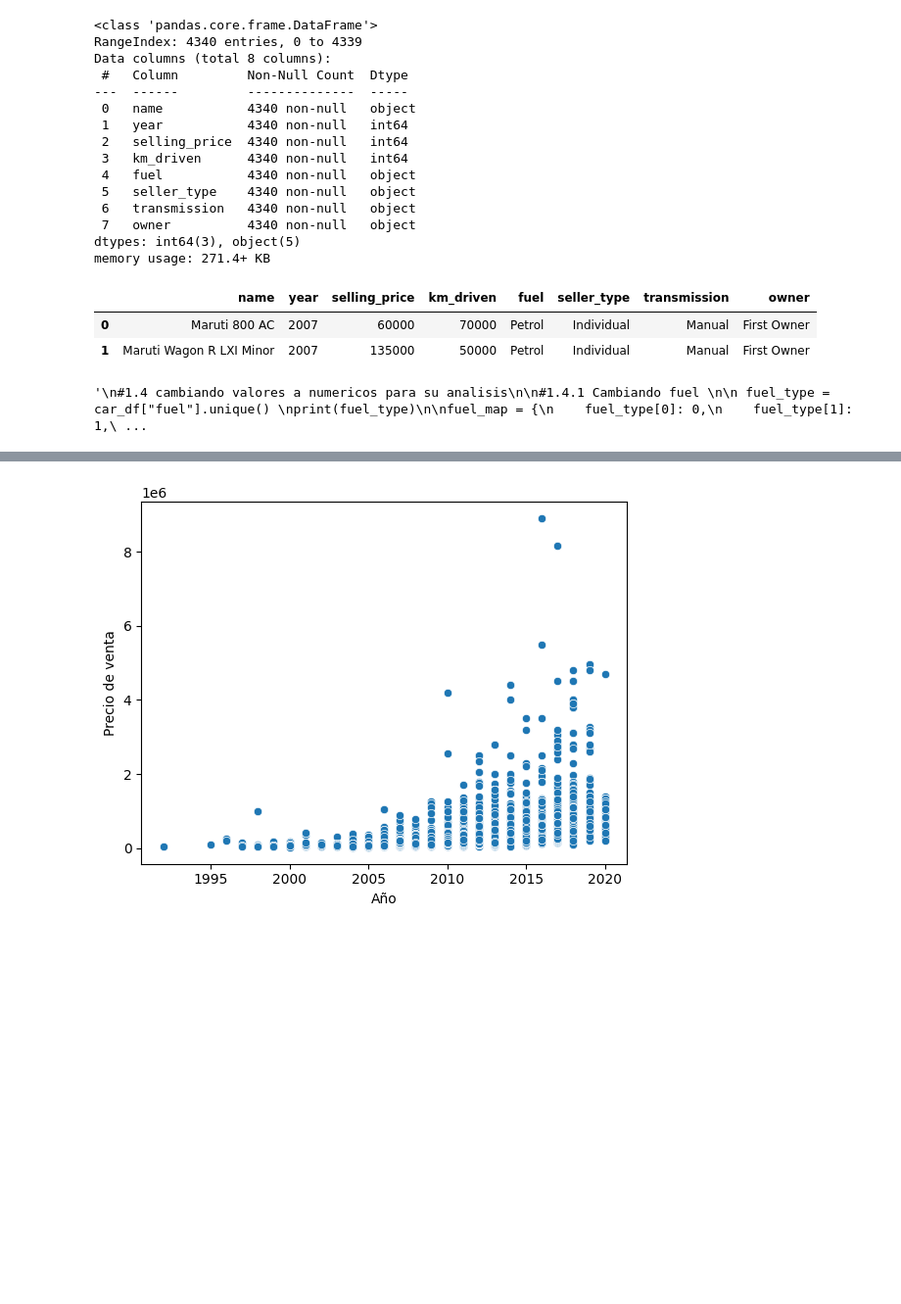
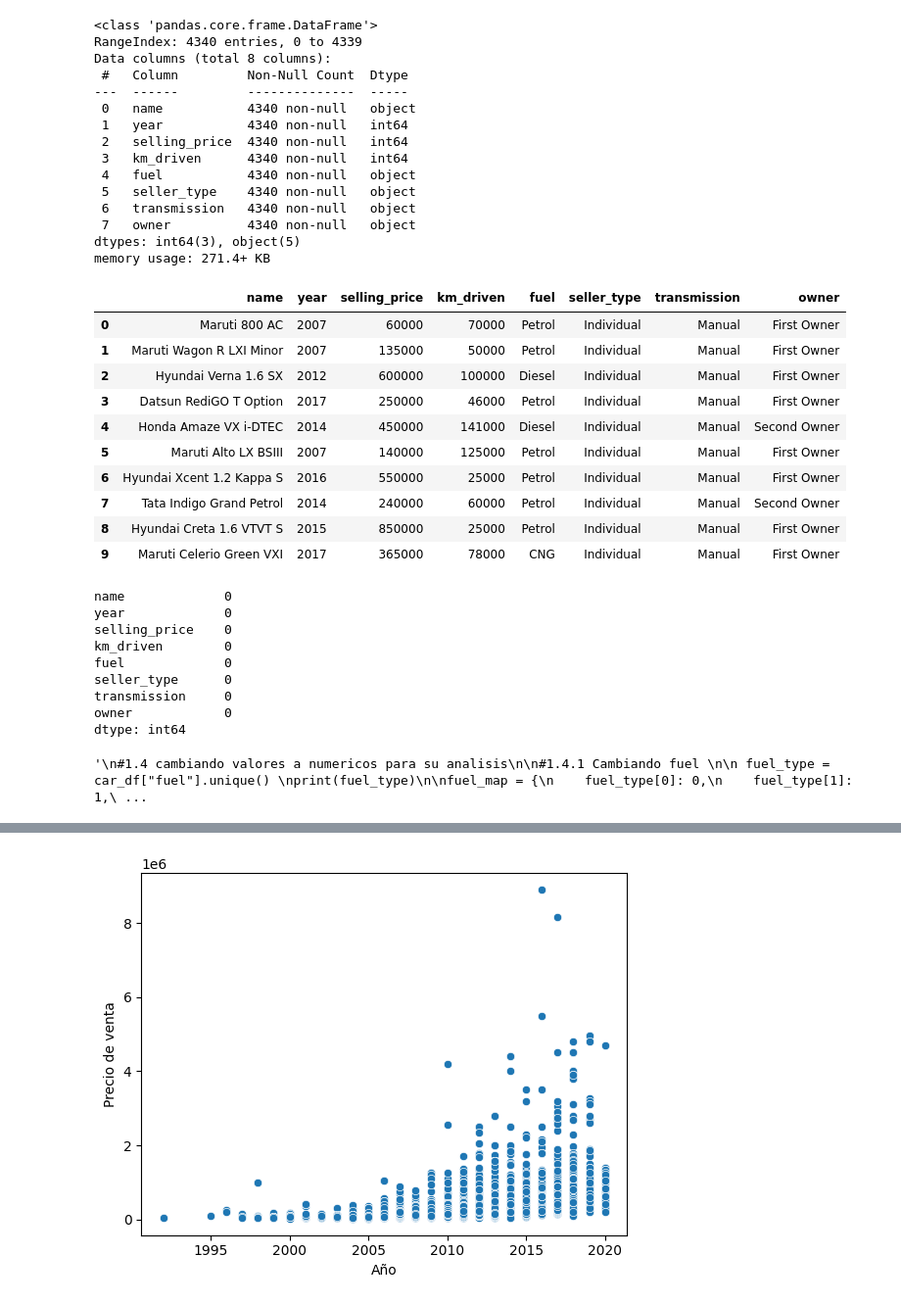
Before and after one commit to AlexToral/Regresion-Lineal, a Jupyter notebook: A. 5.1 Regresion Lineal - copia.ipynb, the cells around one changed output, grey strips where cells are left out. Shown at 98% size. Drawn from its saved outputs; the diff is of its cells as text; code cells hidden in the pictures; blank space fills up the shorter version.

```diff
--- a/A. 5.1 Regresion Lineal - copia.ipynb
+++ b/A. 5.1 Regresion Lineal - copia.ipynb
@@ -60,11 +74,11 @@ car_df = pd.read_csv("Data/cardata.csv")
 
 #1.2. Análisis de estructura (dimensiones, tipos de datos)
 car_df.info()
-display(car_df.head(2))
+display(car_df.head(10))
 
 
 #1.3. Detección y tratamiento de valores nulos/inconsistentes
-car_df.isnull().sum()
+display(car_df.isnull().sum())
 
 
 # Los datos no tienen a suficiente coorelacion para merecer el cambio
@@ -105,34 +119,51 @@ owners = car_df["owner"].unique()
 print("Los owners unicos son: ",owners)
 owners_map={
     owners[0]: 1,
     owners[1]: 2,
     owners[2]: 3,
     owners[3]: 4,
     owners[4]: 5,
 }
 
 car_df["owner"] = car_df["owner"].map(owners_map)
 '''
 # %% [output]
 <class 'pandas.core.frame.DataFrame'>
 RangeIndex: 4340 entries, 0 to 4339
 Data columns (total 8 columns):
  #   Column         Non-Null Count  Dtype
 ---  ------         --------------  -----
  0   name           4340 non-null   object
  1   year           4340 non-null   int64
  2   selling_price  4340 non-null   int64
  3   km_driven      4340 non-null   int64
  4   fuel           4340 non-null   object
  5   seller_type    4340 non-null   object
  6   transmission   4340 non-null   object
  7   owner          4340 non-null   object
 dtypes: int64(3), object(5)
 memory usage: 271.4+ KB
 |  | name | year | selling_price | km_driven | fuel | seller_type | transmission | owner |
 | 0 | Maruti 800 AC | 2007 | 60000 | 70000 | Petrol | Individual | Manual | First Owner |
 | 1 | Maruti Wagon R LXI Minor | 2007 | 135000 | 50000 | Petrol | Individual | Manual | First Owner |
+| 2 | Hyundai Verna 1.6 SX | 2012 | 600000 | 100000 | Diesel | Individual | Manual | First Owner |
+| 3 | Datsun RediGO T Option | 2017 | 250000 | 46000 | Petrol | Individual | Manual | First Owner |
+| 4 | Honda Amaze VX i-DTEC | 2014 | 450000 | 141000 | Diesel | Individual | Manual | Second Owner |
+| 5 | Maruti Alto LX BSIII | 2007 | 140000 | 125000 | Petrol | Individual | Manual | First Owner |
+| 6 | Hyundai Xcent 1.2 Kappa S | 2016 | 550000 | 25000 | Petrol | Individual | Manual | First Owner |
+| 7 | Tata Indigo Grand Petrol | 2014 | 240000 | 60000 | Petrol | Individual | Manual | Second Owner |
+| 8 | Hyundai Creta 1.6 VTVT S | 2015 | 850000 | 25000 | Petrol | Individual | Manual | First Owner |
+| 9 | Maruti Celerio Green VXI | 2017 | 365000 | 78000 | CNG | Individual | Manual | First Owner |
-'\n#1.4 cambiando valores a numericos para su analisis\n\n#1.4.1 Cambiando fuel \n\n fuel_type = car_df["fuel"].unique() \nprint(fuel_type)\n\nfuel_map = {\n    fuel_type[0]: 0,\n    fuel_type[1]: 1,\ ...
+name             0
+year             0
+selling_price    0
+km_driven        0
+fuel             0
+seller_type      0
+transmission     0
+owner            0
+dtype: int64
+'\n#1.4 cambiando valores a numericos para su analisis\n\n#1.4.1 Cambiando fuel \n\n fuel_type = car_df["fuel"].unique() \nprint(fuel_type)\n\nfuel_map = {\n    fuel_type[0]: 0,\n    fuel_type[1]: 1,\ ...
 # %%
 #2 Seleccion y Analisis de Variables
 
```
Also changed, not shown: parts of 3 cells of this notebook.
